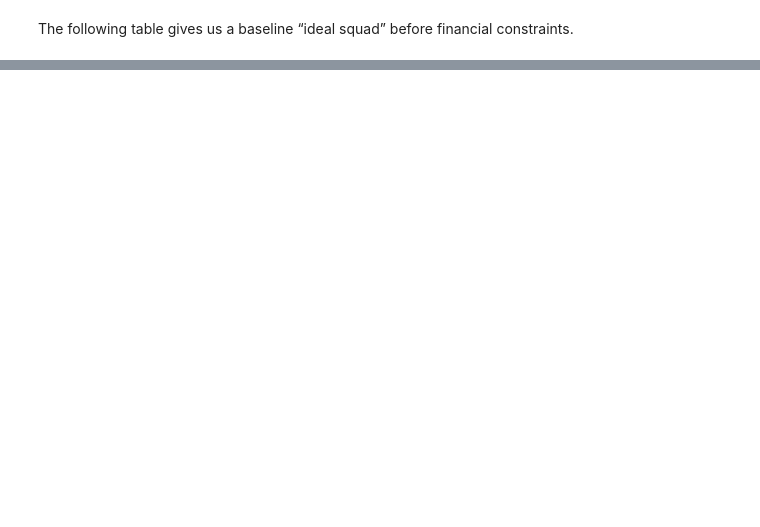
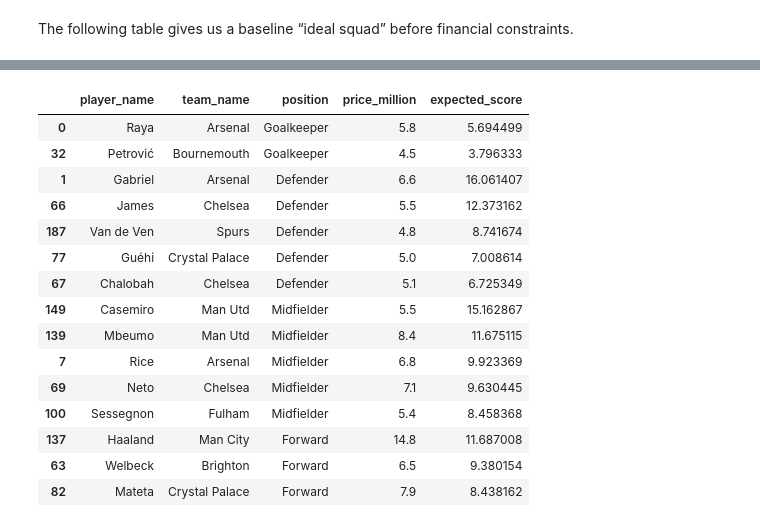
Before and after one commit to SamAbr/FPL-Squad-Selection, a Jupyter notebook: FPL.ipynb, the cells around one changed output, grey strips where cells are left out. Saved outputs shown, nothing was run; the diff lists cells and outputs as text; code cells hidden in the pictures; blank space fills up the shorter version.

```diff
--- a/FPL.ipynb
+++ b/FPL.ipynb
@@ -83,7 +83,7 @@ players_df["price_m"] = players_df["now_cost"] / 10
 keep_cols = [
     "id","web_name","team","element_type","price_m",
     "total_points","minutes","goals_scored","assists",
-    "clean_sheets","form","ict_index","selected_by_percent"
+    "clean_sheets","form","ict_index","selected_by_percent", "status", "photo"
 ]
 players_df = players_df[keep_cols]
 
@@ -169,7 +169,7 @@ def clean_fpl_data(df, teams_df, positions_df) -> pd.DataFrame:
         'price_m', 'total_points', 'minutes',
         'goals_scored', 'assists', 'clean_sheets',
         'form', 'ict_index', 'selected_by_percent',
-        'form_numeric', 'points_per_million', 'value_index'
+        'form_numeric', 'points_per_million', 'value_index', 'status', 'photo'
     ]
 
     # Keep only available ones (safe selection)
@@ -201,7 +201,7 @@ def clean_fpl_data(df, teams_df, positions_df) -> pd.DataFrame:
     ordered_cols = [
         'player_name', 'team', 'position', 'price_million',
         'total_points', 'minutes', 'goals_scored', 'assists', 'clean_sheets',
-        'form', 'ict_index', 'selected_by_percent', 'points_per_million', 'value_index'
+        'form', 'ict_index', 'selected_by_percent', 'points_per_million', 'value_index', 'status', 'photo'
     ]
     ordered_cols = [c for c in ordered_cols if c in fpl_df.columns]
     fpl_df = fpl_df[ordered_cols]
@@ -623,0 +874,36 @@ Objective (sum of points_per_90): 103.119
+# %%
+# Define position order
+position_order = {
+    "Goalkeeper": 1,
+    "Defender": 2,
+    "Midfielder": 3,
+    "Forward": 4
+}
+
+# Sort squad by position order + expected score
+squad_display = (
+    squad.copy()
+    .assign(pos_order=squad['position'].map(position_order))
+    .sort_values(by=['pos_order', 'expected_score'], ascending=[True, False])
+    .drop(columns=['pos_order'])
+)
+
+# Display final formatted squad
+squad_display[['player_name', 'team_name', 'position', 'price_million', 'expected_score']]
+# %% [output]
+|  | player_name | team_name | position | price_million | expected_score |
+| 0 | Raya | Arsenal | Goalkeeper | 5.8 | 5.694499 |
+| 32 | Petrović | Bournemouth | Goalkeeper | 4.5 | 3.796333 |
+| 1 | Gabriel | Arsenal | Defender | 6.6 | 16.061407 |
+| 66 | James | Chelsea | Defender | 5.5 | 12.373162 |
+| 187 | Van de Ven | Spurs | Defender | 4.8 | 8.741674 |
+| 77 | Guéhi | Crystal Palace | Defender | 5.0 | 7.008614 |
+| 67 | Chalobah | Chelsea | Defender | 5.1 | 6.725349 |
+| 149 | Casemiro | Man Utd | Midfielder | 5.5 | 15.162867 |
+| 139 | Mbeumo | Man Utd | Midfielder | 8.4 | 11.675115 |
+| 7 | Rice | Arsenal | Midfielder | 6.8 | 9.923369 |
+| 69 | Neto | Chelsea | Midfielder | 7.1 | 9.630445 |
+| 100 | Sessegnon | Fulham | Midfielder | 5.4 | 8.458368 |
+| 137 | Haaland | Man City | Forward | 14.8 | 11.687008 |
+| 63 | Welbeck | Brighton | Forward | 6.5 | 9.380154 |
+| 82 | Mateta | Crystal Palace | Forward | 7.9 | 8.438162 |
```
Also changed, not shown: parts of 34 cells of this notebook.
